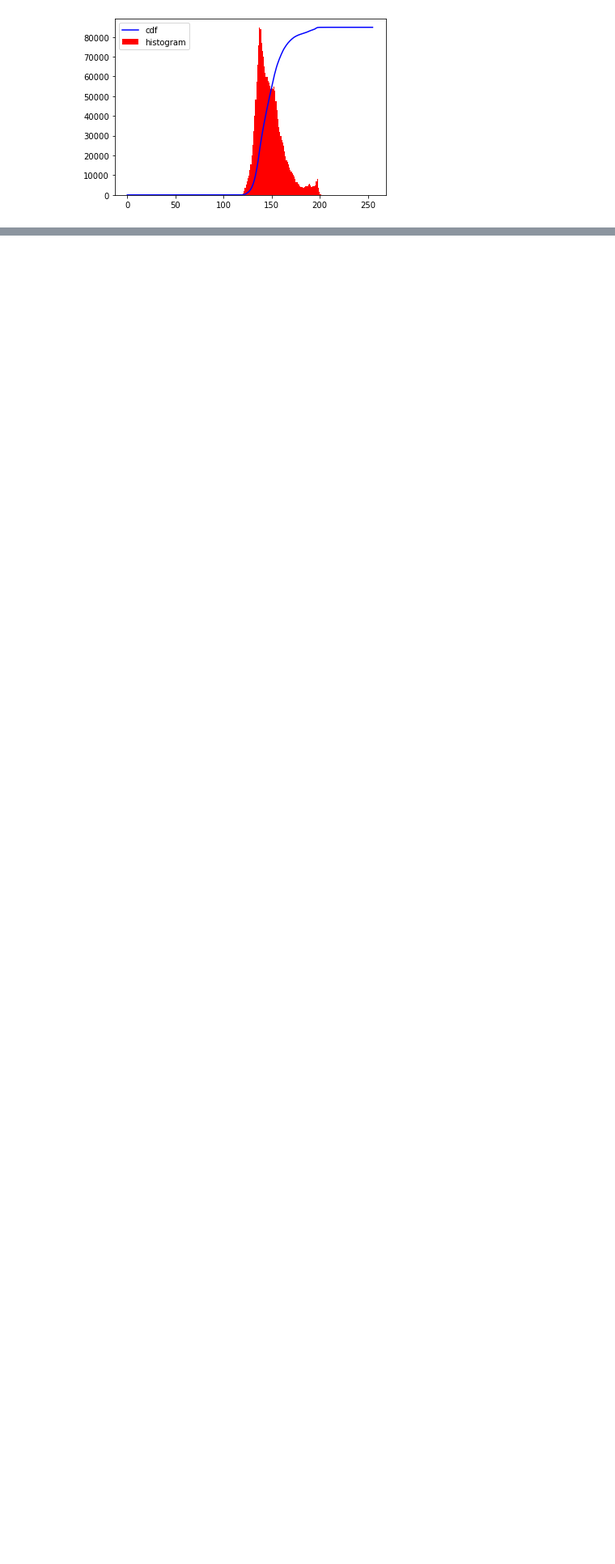
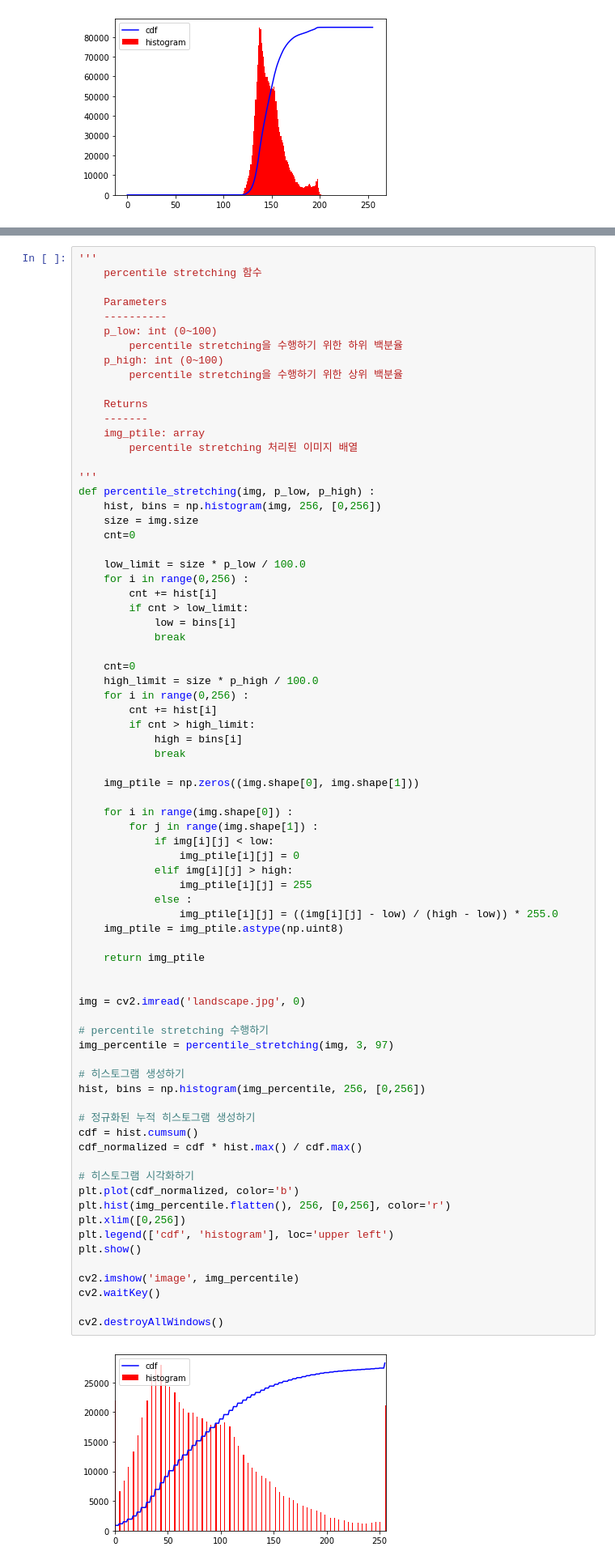
Before and after one commit to mjw2705/MachineVision, a Jupyter notebook: ch2-1_histogram stretching/histogram_stretching.ipynb, the cells around one changed output, grey strips where cells are left out. Shown: that part at 81% size. Drawn from its saved outputs; the diff is of its cells as text; blank space fills up the shorter version.

Commit message:
percentile 추가

```diff
--- a/ch2-1_histogram stretching/histogram_stretching.ipynb
+++ b/ch2-1_histogram stretching/histogram_stretching.ipynb
@@ -45,0 +79,77 @@ cv2.destroyAllWindows()
+# %%
+'''
+    percentile stretching 함수
+
+    Parameters
+    ----------
+    p_low: int (0~100)
+        percentile stretching을 수행하기 위한 하위 백분율
+    p_high: int (0~100)
+        percentile stretching을 수행하기 위한 상위 백분율
+
+    Returns
+    -------
+    img_ptile: array
+        percentile stretching 처리된 이미지 배열
+
+'''
+def percentile_stretching(img, p_low, p_high) :
+    hist, bins = np.histogram(img, 256, [0,256])
+    size = img.size
+    cnt=0
+
+    low_limit = size * p_low / 100.0
+    for i in range(0,256) :
+        cnt += hist[i]
+        if cnt > low_limit:
+            low = bins[i]
+            break
+
+    cnt=0
+    high_limit = size * p_high / 100.0
+    for i in range(0,256) :
+        cnt += hist[i]
+        if cnt > high_limit:
+            high = bins[i]
+            break
+
+    img_ptile = np.zeros((img.shape[0], img.shape[1]))
+
+    for i in range(img.shape[0]) :
+        for j in range(img.shape[1]) :
+            if img[i][j] < low:
+                img_ptile[i][j] = 0
+            elif img[i][j] > high:
+                img_ptile[i][j] = 255
+            else :
+                img_ptile[i][j] = ((img[i][j] - low) / (high - low)) * 255.0
+    img_ptile = img_ptile.astype(np.uint8)
+
+    return img_ptile
+
+
+img = cv2.imread('landscape.jpg', 0)
+
+# percentile stretching 수행하기
+img_percentile = percentile_stretching(img, 3, 97)
+
+# 히스토그램 생성하기
+hist, bins = np.histogram(img_percentile, 256, [0,256])
+
+# 정규화된 누적 히스토그램 생성하기
+cdf = hist.cumsum()
+cdf_normalized = cdf * hist.max() / cdf.max()
+
+# 히스토그램 시각화하기
+plt.plot(cdf_normalized, color='b')
+plt.hist(img_percentile.flatten(), 256, [0,256], color='r')
+plt.xlim([0,256])
+plt.legend(['cdf', 'histogram'], loc='upper left')
+plt.show()
+
+cv2.imshow('image', img_percentile)
+cv2.waitKey()
+
+cv2.destroyAllWindows()
+# %% [output]
+[figure, added]
```
Also changed, not shown: parts of 8 cells of this notebook.
